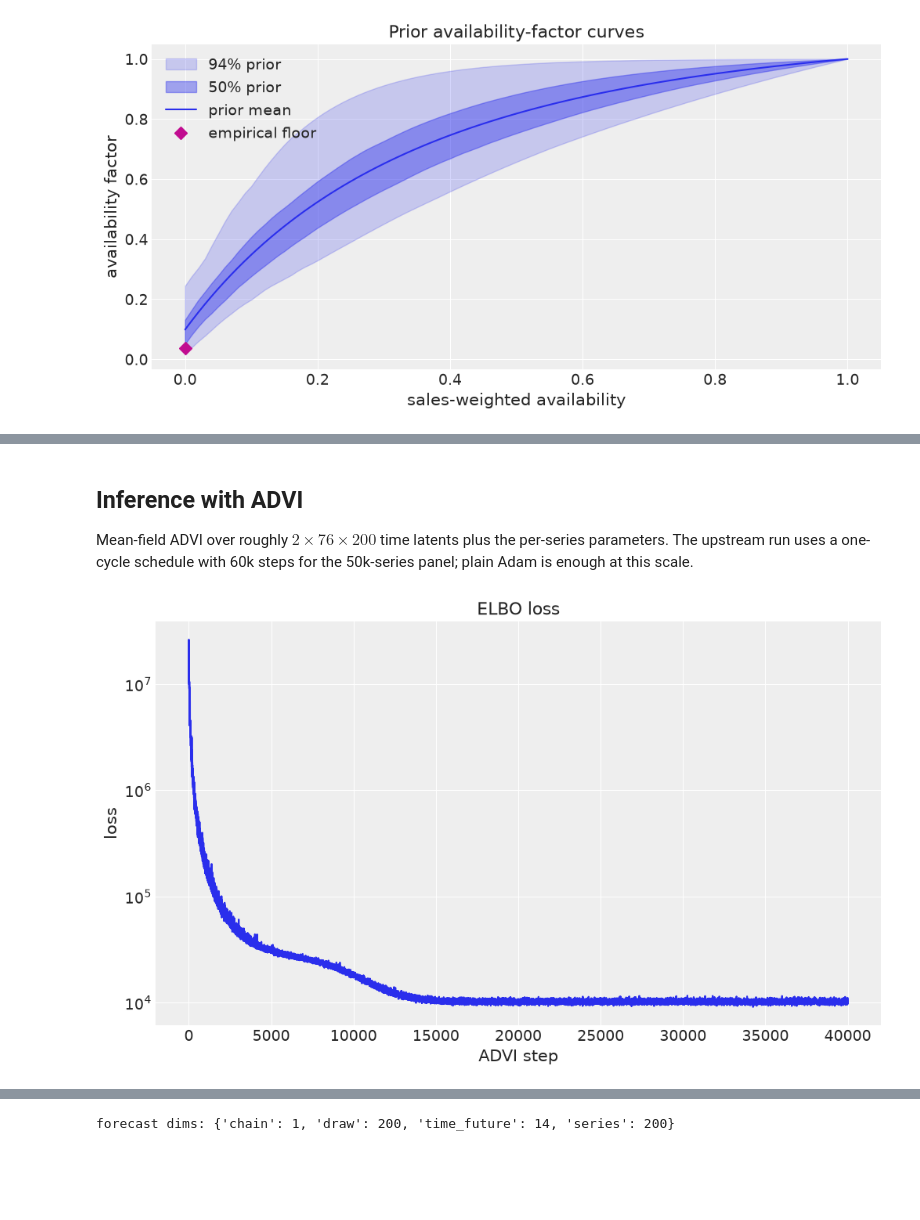
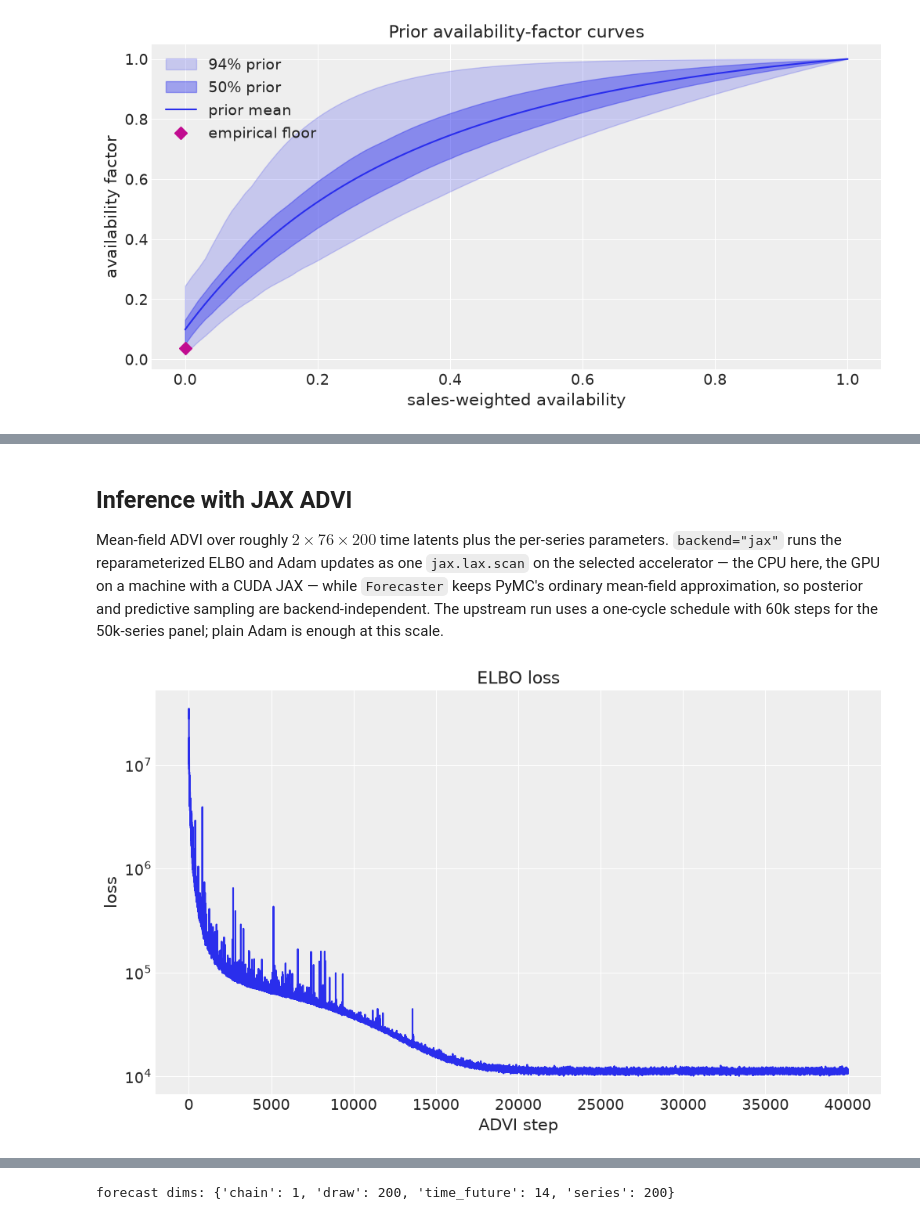
Before and after one commit to pymc-labs/pymc-forecast, a Jupyter notebook: docs/examples/retail_stockouts.ipynb, the cells around one changed output, grey strips where cells are left out. Cells and saved outputs as stored; diff of their text form; code cells hidden in the pictures; blank space fills up the shorter version.

```diff
--- a/docs/examples/retail_stockouts.ipynb
+++ b/docs/examples/retail_stockouts.ipynb
@@ -473,26 +481,28 @@ Mapping to `pymc_forecast` primitives:
 - the upstream model learns the reparameterization centeredness with `LocScaleReparam`;
   we use plain non-centered parameterizations, the standard PyMC idiom.
 # %%
+DAY_NAMES = ["Mon", "Tue", "Wed", "Thu", "Fri", "Sat", "Sun"]
+
+
 class FreshRetailModel(ForecastingModel):
     """Hierarchical damped-trend panel model with a floored availability factor."""
 
-    def __init__(self, series_to_store, store_ids, covariate_names, dow_labels):
+    def __init__(self, series_to_store, store_ids, covariate_names):
         super().__init__()
         self.series_to_store = series_to_store
         self.store_ids = store_ids
         self.covariate_names = covariate_names
-        self.dow_labels = dow_labels
 
     def model(self, h: Horizon, covariates: xr.DataArray) -> None:
         model = pm.modelcontext(None)
         model.add_coord("store", self.store_ids)
         model.add_coord("covariate", self.covariate_names)
-        model.add_coord("day_of_week", self.dow_labels)
-        n_series = len(model.coords["series"])
+        model.add_coord("day_of_week", DAY_NAMES)
 
         values = covariates.transpose(TIME_DIM, "input", "series").values
         availability = values[:, 0, :]  # (duration, series)
         features = values[:, 1:, :]  # (duration, covariate, series)
+        day_index = pd.DatetimeIndex(covariates[TIME_DIM].values).dayofweek.to_numpy()
 
         # store-level hyperpriors for the covariate effects
         b_loc_store = pm.Normal("b_loc_store", 0.0, 0.5, dims=("covariate", "store"))
@@ -518,23 +528,30 @@ class FreshRetailModel(ForecastingModel):
         sigma = pm.HalfNormal("sigma", 0.5, dims="series")
         noise_loading = pm.HalfNormal("noise_loading", 0.2, dims="series")
 
-        # random-walk drift (non-centered) and damped AR(1) slope over the horizon
+        # random-walk drift and damped AR(1) slope over the horizon, both as
+        # non-centered time_series innovations; the AR recursion is a
+        # deterministic scan, so the forecast segment is conditioned through
+        # the carry of the replayed in-sample innovations
         drift_z = self.time_series(
             "drift",
             lambda name, dims: pm.Normal(name, 0.0, 1.0, dims=dims),
             dims=("series",),
         )
-        slope = markov_time_series(
-            h,
-            "slope",
-            np.zeros(n_series),
-            lambda z, phi, tau: pm.Normal.dist(phi * z, tau),
-            params=(phi_trend, tau_trend),
+        slope_innovation = self.time_series(
+            "slope_innovation",
+            lambda name, dims: pm.Normal(name, 0.0, tau_trend, dims=dims),
             dims=("series",),
+        )
+        slope = pytensor.scan(
+            lambda innovation, previous, damping: damping * previous + innovation,
+            sequences=[slope_innovation],
+            outputs_info=[pt.zeros_like(init_level)],
+            non_sequences=[phi_trend],
+            return_updates=False,
         )
 
         level = init_level + pt.cumsum(drift_z * drift_scale, axis=0) + pt.cumsum(slope, axis=0)
-        seasonal_rep = periodic_repeat(seasonal.T, h.duration, axis=0, period=7)
+        seasonal_rep = seasonal[:, day_index].T
         contribution = (features * b[None, :, :]).sum(axis=1)
         factor = floor + (1.0 - floor) * pt.expm1(-b_avail * availability) / pt.expm1(-b_avail)
         mu = factor * (level + seasonal_rep + contribution)
@@ -549,7 +566,7 @@ class FreshRetailModel(ForecastingModel):
         self.predict(obs_fn, mu, dims=("series",))
 
 
-model = FreshRetailModel(series_to_store, store_ids, COVARIATE_NAMES, dow_labels)
+model = FreshRetailModel(series_to_store, store_ids, COVARIATE_NAMES)
 build_model(model, y_train, covariates_train)
 # %% [output]
 $$
@@ -558,27 +575,32 @@ $$
             \end{array}
             $$
 # %% [markdown]
-## Inference with ADVI
+## Inference with JAX ADVI
 
 Mean-field ADVI over roughly $2 \times 76 \times 200$ time latents plus the per-series
-parameters. The upstream run uses a one-cycle schedule with 60k steps for the 50k-series
-panel; plain Adam is enough at this scale.
+parameters. `backend="jax"` runs the reparameterized ELBO and Adam updates as one
+`jax.lax.scan` on the selected accelerator — the CPU here, the GPU on a machine with a
+CUDA JAX — while `Forecaster` keeps PyMC's ordinary mean-field approximation, so
+posterior and predictive sampling are backend-independent. The upstream run uses a
+one-cycle schedule with 60k steps for the 50k-series panel; plain Adam is enough at
+this scale.
 # %%
 forecaster = Forecaster(
     model,
     y_train,
     covariates_train,
     optimizer=0.01,
+    backend="jax",
     num_steps=NUM_STEPS,
     random_seed=SEED,
 )
 
 fig, ax = plt.subplots()
 ax.plot(forecaster.losses)
 ax.set(title="ELBO loss", xlabel="ADVI step", ylabel="loss", yscale="log")
 plt.show()
 # %% [output]
-[figure, old version]
+[figure, new version]
 # %% [markdown]
 ## Forecast
 
```
Also changed, not shown: parts of 13 cells of this notebook, 6 other files.
